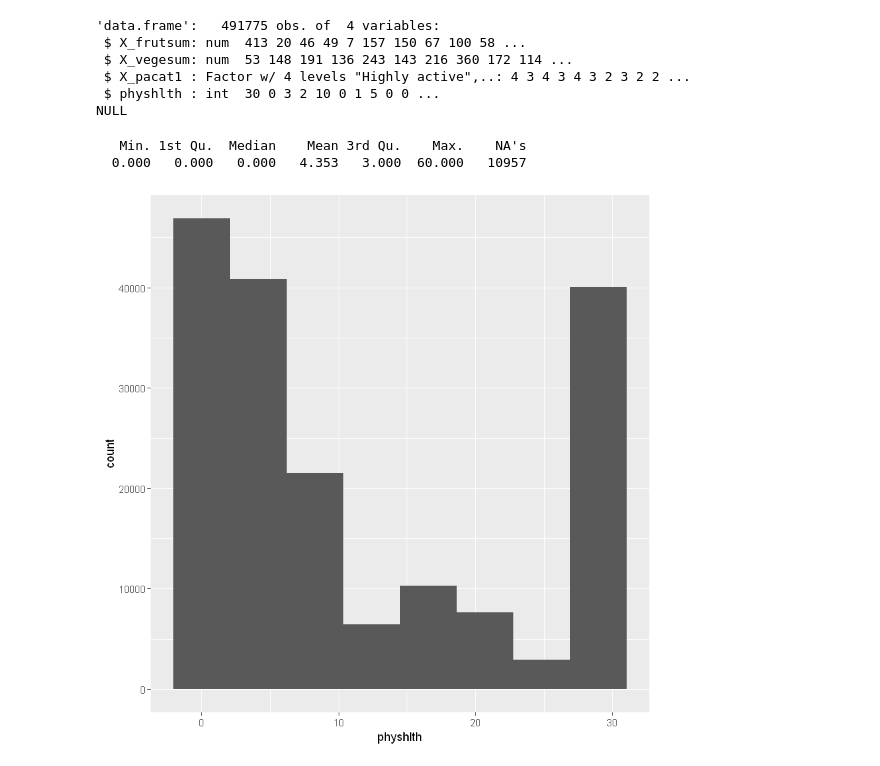
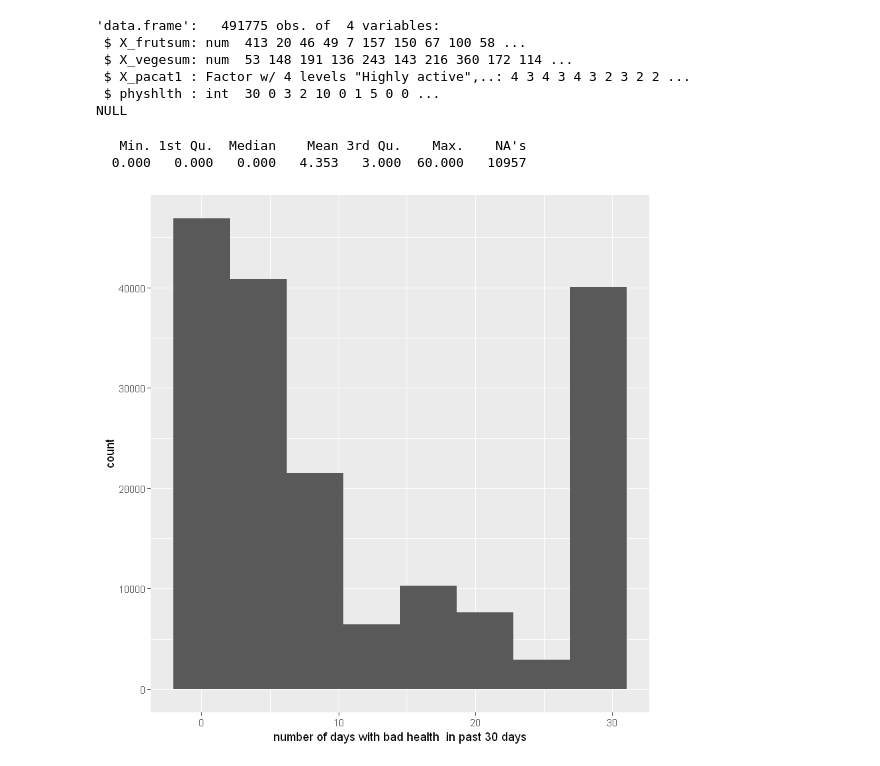
Before and after one commit to slzdevsnp/learn, a Jupyter notebook: dasi/m1_prj/m1_proj_nb.ipynb, the cells around one changed output. Saved outputs shown, nothing was run; the diff lists cells and outputs as text; code cells hidden in the pictures.

```diff
--- a/dasi/m1_prj/m1_proj_nb.ipynb
+++ b/dasi/m1_prj/m1_proj_nb.ipynb
@@ -239,16 +239,17 @@ print ( str(sel1_brfss2013) )
  $ physhlth : int  30 0 3 2 10 0 1 5 0 0 ...
 NULL
 # %%
-# motivating charts
+# motivating charts  (subjects with at least 1 sick day in past 30 days)
 print (summary(sel1_brfss2013$physhlth) )
 
 p1 <- ggplot(data = sel1_brfss2013 %>% filter(physhlth>0.99 & physhlth <= 30) ,  aes(x = physhlth)) +
-  geom_histogram(bins=8)
+  geom_histogram(bins=8) +
+  labs(x="number of days with bad health  in past 30 days")
 print(p1)
 # %% [output]
    Min. 1st Qu.  Median    Mean 3rd Qu.    Max.    NA's
   0.000   0.000   0.000   4.353   3.000  60.000   10957
-[figure, old version]
+[figure, new version]
 # %%
 # we observe that the median number of sick days
 #is greater if physical activity is missing
```
Also changed, not shown: parts of 6 cells of this notebook, 2 other files.
